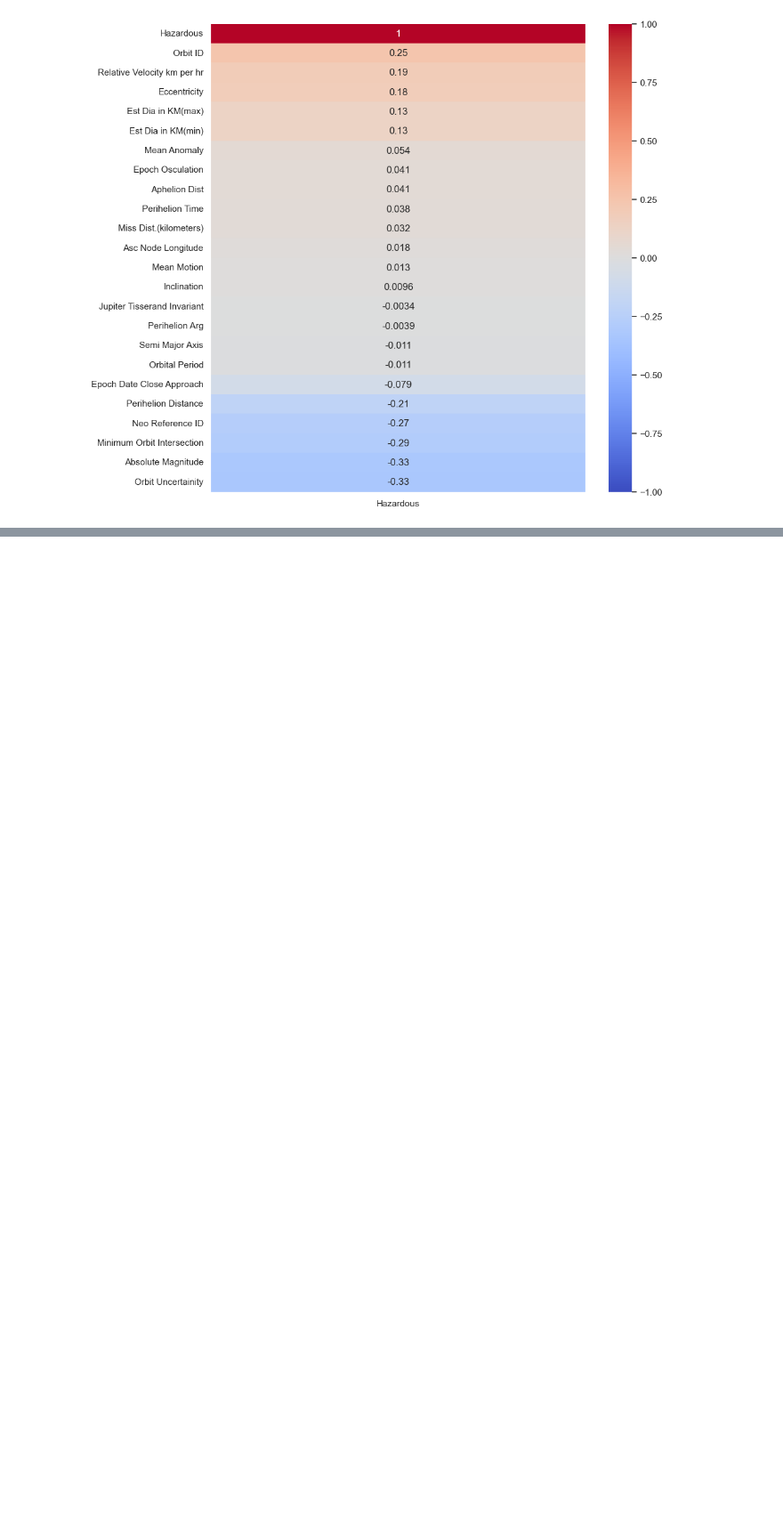
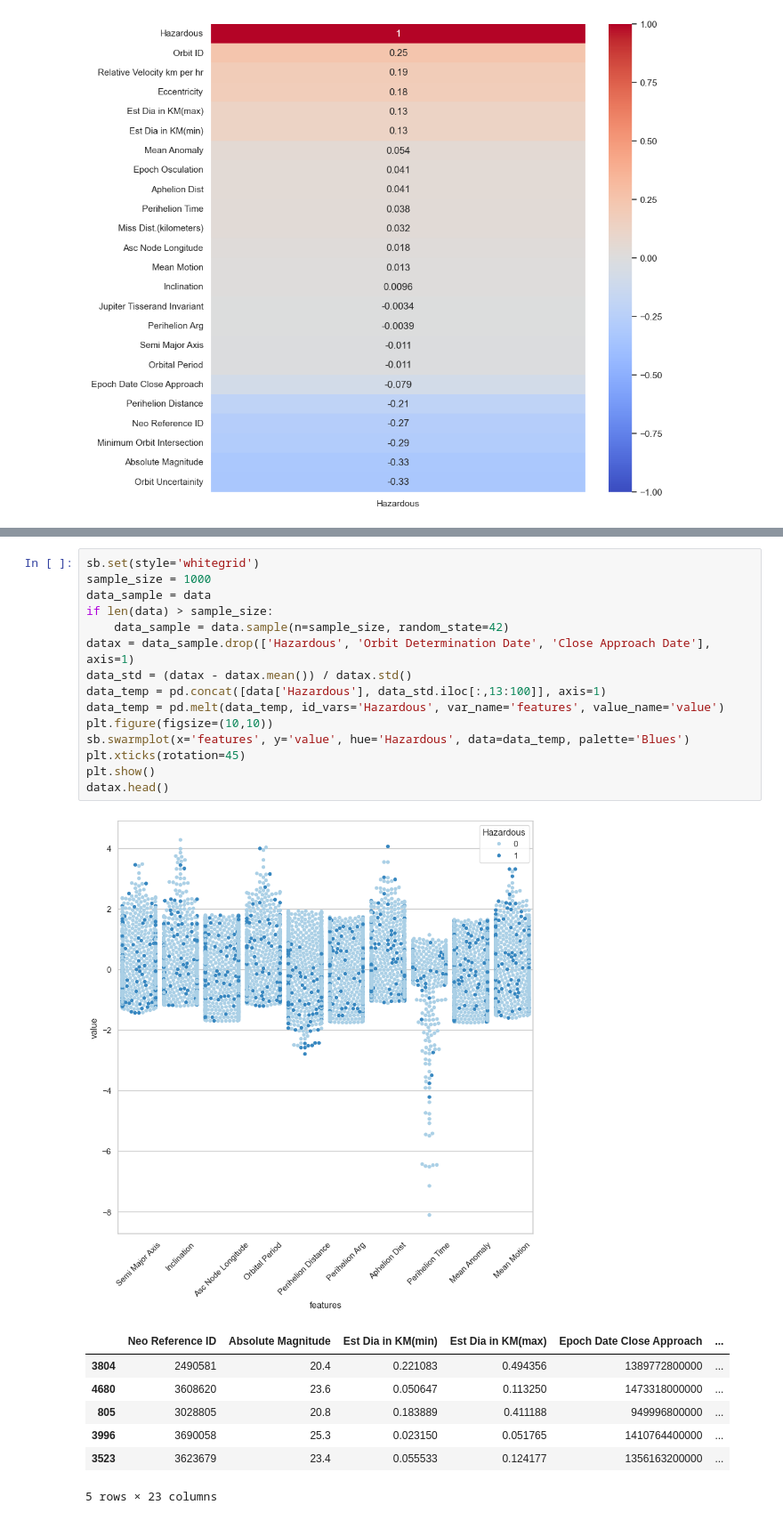
Before and after one commit to francis802/NASA-Asteroids, a Jupyter notebook: Project_3LEIC07_GA2_70.ipynb, the cells around one changed output, grey strips where cells are left out. Shown at 89% size. Saved outputs shown, nothing was run; the diff lists cells and outputs as text; blank space fills up the shorter version.

```diff
--- a/Project_3LEIC07_GA2_70.ipynb
+++ b/Project_3LEIC07_GA2_70.ipynb
@@ -204,0 +233,24 @@ sb.heatmap(corr, annot=True, cmap='coolwarm', vmin=-1, vmax=1)
+# %%
+sb.set(style='whitegrid')
+sample_size = 1000
+data_sample = data
+if len(data) > sample_size:
+    data_sample = data.sample(n=sample_size, random_state=42)
+datax = data_sample.drop(['Hazardous', 'Orbit Determination Date', 'Close Approach Date'], axis=1)
+data_std = (datax - datax.mean()) / datax.std()
+data_temp = pd.concat([data['Hazardous'], data_std.iloc[:,13:100]], axis=1)
+data_temp = pd.melt(data_temp, id_vars='Hazardous', var_name='features', value_name='value')
+plt.figure(figsize=(10,10))
+sb.swarmplot(x='features', y='value', hue='Hazardous', data=data_temp, palette='Blues')
+plt.xticks(rotation=45)
+plt.show()
+datax.head()
+# %% [output]
+[figure, added]
+|  | Neo Reference ID | Absolute Magnitude | Est Dia in KM(min) | Est Dia in KM(max) | Epoch Date Close Approach | ... |
+| 3804 | 2490581 | 20.4 | 0.221083 | 0.494356 | 1389772800000 | ... |
+| 4680 | 3608620 | 23.6 | 0.050647 | 0.113250 | 1473318000000 | ... |
+| 805 | 3028805 | 20.8 | 0.183889 | 0.411188 | 949996800000 | ... |
+| 3996 | 3690058 | 25.3 | 0.023150 | 0.051765 | 1410764400000 | ... |
+| 3523 | 3623679 | 23.4 | 0.055533 | 0.124177 | 1356163200000 | ... |
+5 rows × 23 columns
```
Also changed, not shown: parts of 17 cells of this notebook.
